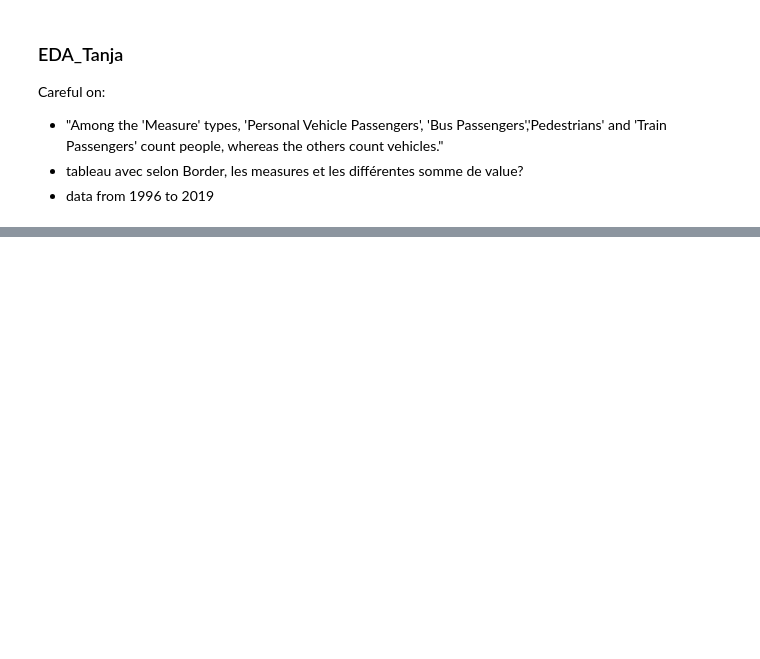
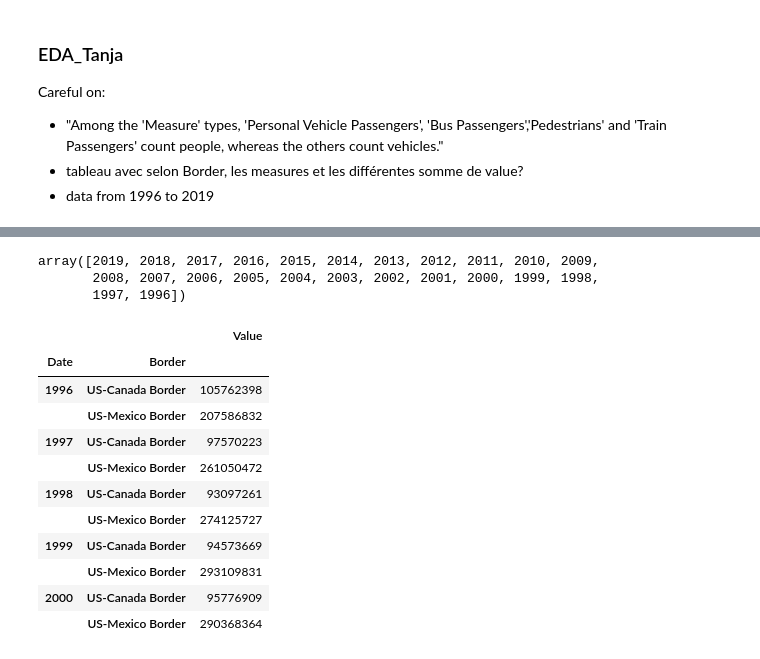
Before and after one commit to rnaua/DMML2019_Team_Swatch, a Jupyter notebook: code/EDA_Tanja.ipynb, the cells around one changed output, grey strips where cells are left out. Drawn from its saved outputs; the diff is of its cells as text; code cells hidden in the pictures; blank space fills up the shorter version.

```diff
--- a/code/EDA_Tanja.ipynb
+++ b/code/EDA_Tanja.ipynb
@@ -13,0 +14,7 @@ import numpy as np
+# %%
+# check if date is datetime
+df.dtypes
+# convert 'Date' to date format
+df['Date'] = pd.to_datetime(df['Date'])
+# recheck data type of 'Date'
+df.dtypes
@@ -41,7 +121,29 @@ df_date.head(10)
+# %%
+# check number of unique years
+years = df['Date'].map(lambda x : x.year).unique()
+years
+# %% [output]
+array([2019, 2018, 2017, 2016, 2015, 2014, 2013, 2012, 2011, 2010, 2009,
+       2008, 2007, 2006, 2005, 2004, 2003, 2002, 2001, 2000, 1999, 1998,
+       1997, 1996])
 # %%
 # consider people counting measure, sum value and set date.year as index
 df_date_year = people[['Date','Border','Value']].set_index('Date')
+df_date_year.index = pd.to_datetime(df_date_year.index)
 
 # group by date.year and border
 df_date_year = df_date_year.groupby([df_date_year.index.year, 'Border']).sum()
 df_date_year.head(10)
+# %% [output]
+|  |  | Value |
+| Date | Border |  |
+| 1996 | US-Canada Border | 105762398 |
+|  | US-Mexico Border | 207586832 |
+| 1997 | US-Canada Border | 97570223 |
+|  | US-Mexico Border | 261050472 |
+| 1998 | US-Canada Border | 93097261 |
+|  | US-Mexico Border | 274125727 |
+| 1999 | US-Canada Border | 94573669 |
+|  | US-Mexico Border | 293109831 |
+| 2000 | US-Canada Border | 95776909 |
+|  | US-Mexico Border | 290368364 |
```
Also changed, not shown: parts of 17 cells of this notebook.
